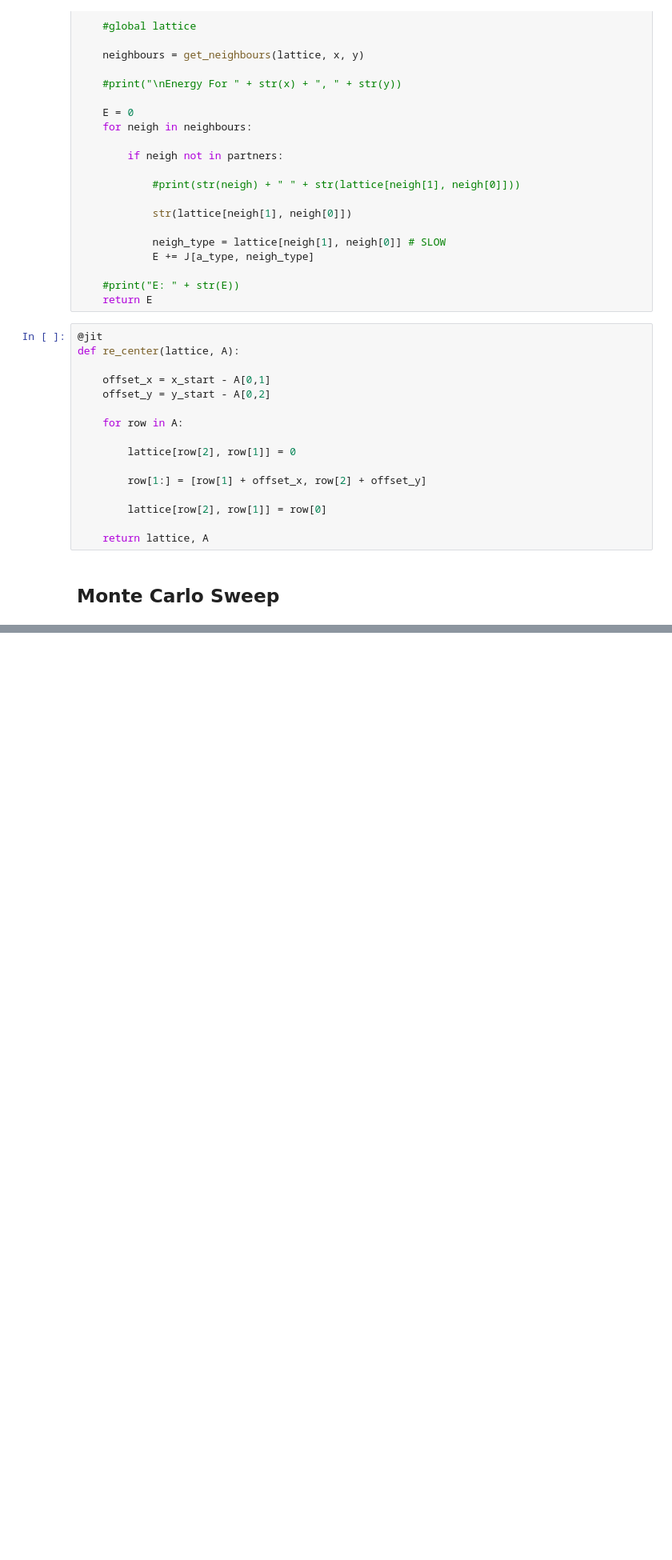
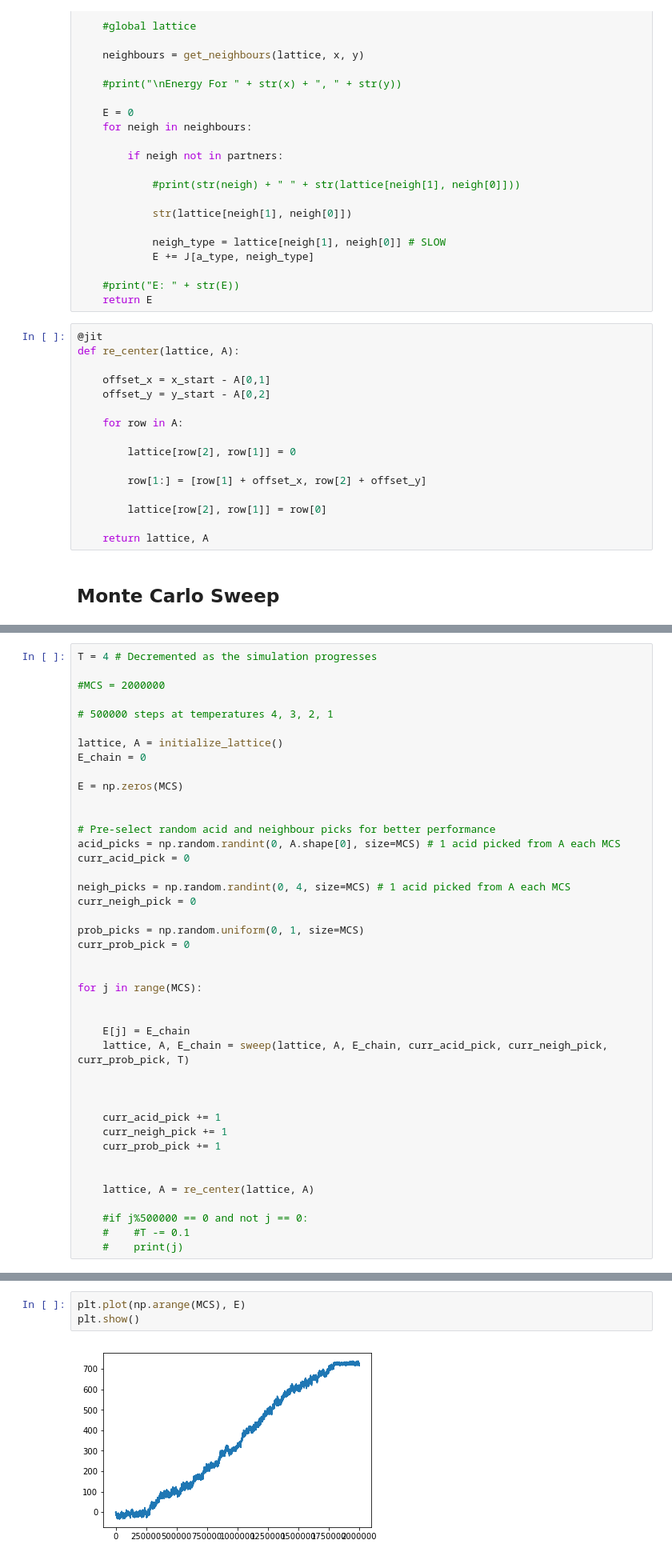
Before and after one commit to JohnPHealey/protein-folding, a Jupyter notebook: protein_folding.ipynb, the cells around one changed output, grey strips where cells are left out. Shown at 80% size. Saved outputs shown, nothing was run; the diff lists cells and outputs as text; blank space fills up the shorter version.

```diff
--- a/protein_folding.ipynb
+++ b/protein_folding.ipynb
@@ -446,0 +491,42 @@ print(E_average)
+# %%
+T = 4 # Decremented as the simulation progresses
+
+#MCS = 2000000
+
+# 500000 steps at temperatures 4, 3, 2, 1
+
+lattice, A = initialize_lattice()
+E_chain = 0
+
+E = np.zeros(MCS)
+
+
+# Pre-select random acid and neighbour picks for better performance
+acid_picks = np.random.randint(0, A.shape[0], size=MCS) # 1 acid picked from A each MCS
+curr_acid_pick = 0
+
+neigh_picks = np.random.randint(0, 4, size=MCS) # 1 acid picked from A each MCS
+curr_neigh_pick = 0
+
+prob_picks = np.random.uniform(0, 1, size=MCS)
+curr_prob_pick = 0
+
+
+for j in range(MCS):
+
+
+    E[j] = E_chain
+    lattice, A, E_chain = sweep(lattice, A, E_chain, curr_acid_pick, curr_neigh_pick, curr_prob_pick, T)
+
+
+
+    curr_acid_pick += 1
+    curr_neigh_pick += 1
+    curr_prob_pick += 1
+
+
+    lattice, A = re_center(lattice, A)
+
+    #if j%500000 == 0 and not j == 0:
+    #    #T -= 0.1
+    #    print(j)
@@ -446,0 +551,5 @@ print(E_average)
+# %%
+plt.plot(np.arange(MCS), E)
+plt.show()
+# %% [output]
+[figure, added]
```
Also changed, not shown: parts of 13 cells of this notebook, 9 other files.
